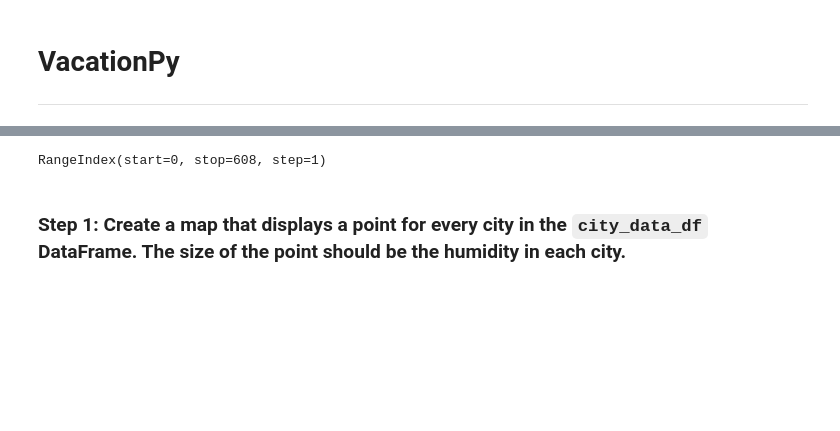
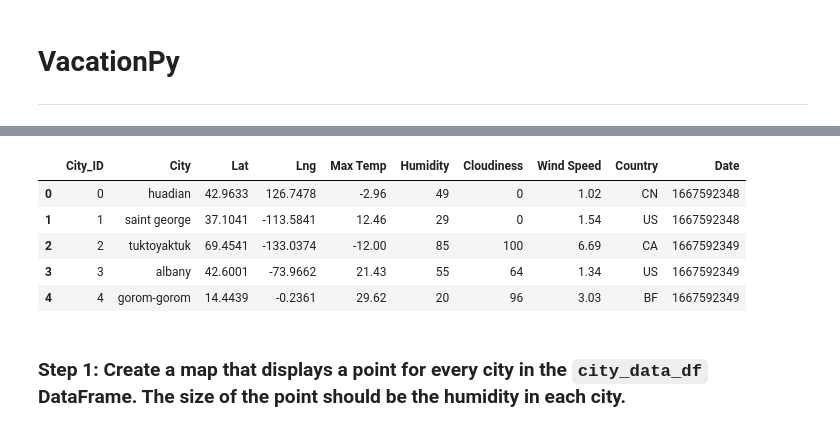
Before and after one commit to mattapallisravya/python-api-challenge, a Jupyter notebook: weatherandvacation/vacationpy.ipynb, the cells around one changed output, grey strips where cells are left out. Saved outputs shown, nothing was run; the diff lists cells and outputs as text; code cells hidden in the pictures; blank space fills up the shorter version.

```diff
--- a/weatherandvacation/vacationpy.ipynb
+++ b/weatherandvacation/vacationpy.ipynb
@@ -19,12 +19,16 @@ from configgeo import geoapify_key
 # %%
 # Load the CSV file created in Part 1 into a Pandas DataFrame
 city_data_df = pd.read_csv("output_data/cities.csv")
 
 # Display sample data
 city_data_df.head()
-city_data_df.index
 # %% [output]
-RangeIndex(start=0, stop=608, step=1)
+|  | City_ID | City | Lat | Lng | Max Temp | Humidity | Cloudiness | Wind Speed | Country | Date |
+| 0 | 0 | huadian | 42.9633 | 126.7478 | -2.96 | 49 | 0 | 1.02 | CN | 1667592348 |
+| 1 | 1 | saint george | 37.1041 | -113.5841 | 12.46 | 29 | 0 | 1.54 | US | 1667592348 |
+| 2 | 2 | tuktoyaktuk | 69.4541 | -133.0374 | -12.00 | 85 | 100 | 6.69 | CA | 1667592349 |
+| 3 | 3 | albany | 42.6001 | -73.9662 | 21.43 | 55 | 64 | 1.34 | US | 1667592349 |
+| 4 | 4 | gorom-gorom | 14.4439 | -0.2361 | 29.62 | 20 | 96 | 3.03 | BF | 1667592349 |
 # %% [markdown]
 ### Step 1: Create a map that displays a point for every city in the `city_data_df` DataFrame. The size of the point should be the humidity in each city.
 # %%
```
Also changed, not shown: parts of 2 cells of this notebook, 2 other files.
